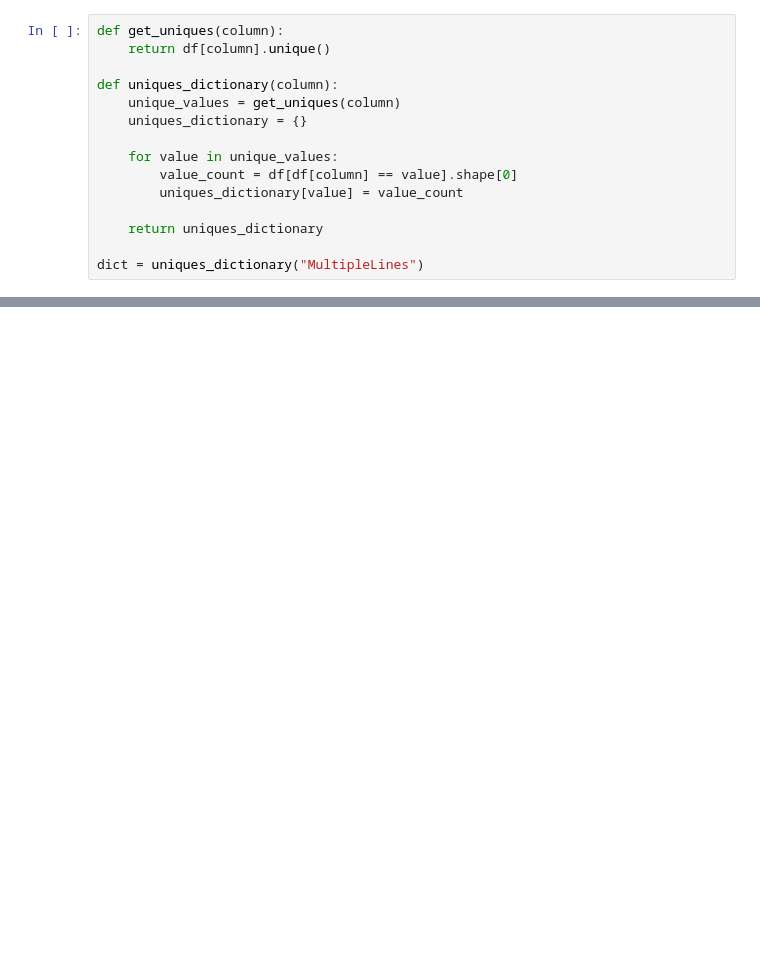
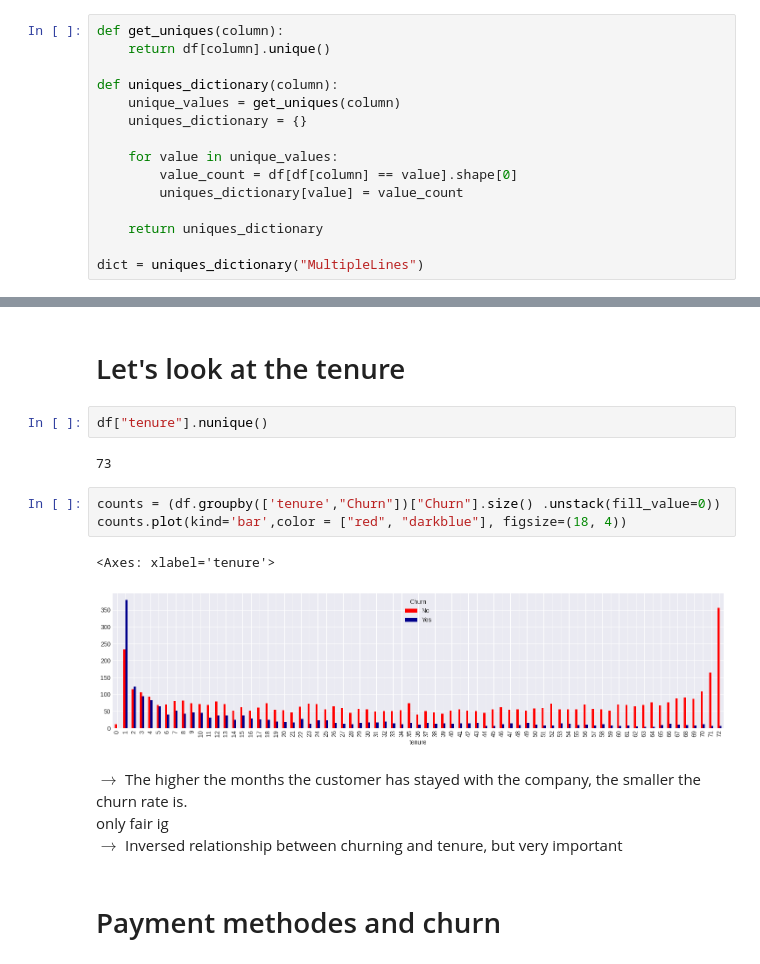
Before and after one commit to hajarmst211/customer_churn_prediction, a Jupyter notebook: notebooks/exploration.ipynb, the cells around one changed output, grey strips where cells are left out. Cells and saved outputs as stored; diff of their text form; blank space fills up the shorter version.

```diff
--- a/notebooks/exploration.ipynb
+++ b/notebooks/exploration.ipynb
@@ -173,0 +236,18 @@ plot_unique_values()
+# %% [markdown]
+# Let's look at the tenure
+# %%
+df["tenure"].nunique()
+# %% [output]
+73
+# %%
+counts = (df.groupby(['tenure',"Churn"])["Churn"].size() .unstack(fill_value=0))
+counts.plot(kind='bar',color = ["red", "darkblue"], figsize=(18, 4))
+# %% [output]
+<Axes: xlabel='tenure'>
+[figure, added]
+# %% [markdown]
+$\rightarrow$ The higher the months the customer has stayed with the company, the smaller the churn rate is.<br>
+only fair ig<br>
+$\rightarrow$ Inversed relationship between churning and tenure, but very important
+# %% [markdown]
+# Payment methodes and churn
```
Also changed, not shown: parts of 22 cells of this notebook, 1 other file.
